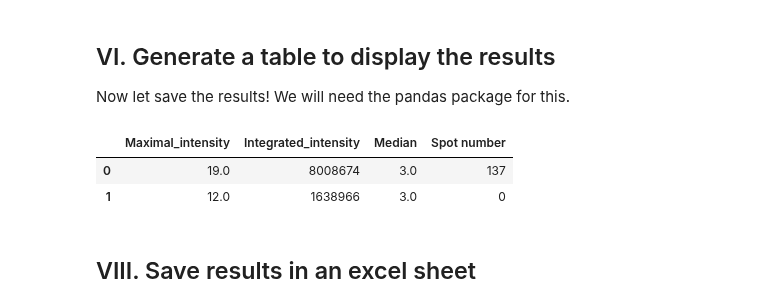
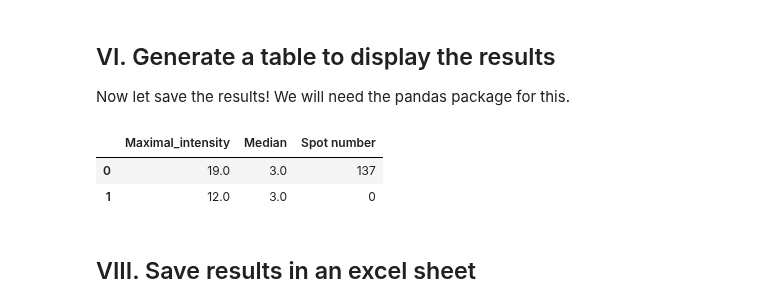
Before and after one commit to u-schulze/Python-course, a Jupyter notebook: Course-main.ipynb, the cells around one changed output. Saved outputs shown, nothing was run; the diff lists cells and outputs as text; code cells hidden in the pictures.

```diff
--- a/Course-main.ipynb
+++ b/Course-main.ipynb
@@ -496,6 +473,8 @@ print(props)
 
 print(props['label'])
 print(props['label'][0])
+
+list_max_int=props['max_intensity']
 # %% [output]
 {'max_intensity': array([19., 12.]), 'label': array([1, 3])}
 [1 3]
@@ -512,9 +491,9 @@ def median_intensity(regionmask, intensity_image):
 
 props = regionprops_table(watershed_ROIs_image, signal, extra_properties=(median_intensity,))
 
+list_median_int=props['median_intensity']
 
-
-print('The median intensity for each regions are: ',props['median_intensity'])
+print('The median intensity for each regions are: ',list_median_int)
 # %% [output]
 The median intensity for each regions are:  [3. 3.]
 # %% [markdown]
@@ -548,14 +526,15 @@ The number of dots in each regions are:  [137, 0]
 Now let save the results! We will need the pandas package for this.
 # %%
 import pandas as pd
-plc_data = pd.DataFrame(columns=['Maximal_intensity','Integrated_intensity', 'Median','Spot number'], dtype=object) # create a table
-data = {'Maximal_intensity':list_max_int,'Integrated_intensity': list_integrated_int, 'Median': list_median_int, 'Spot number':dots_number}
+
+plc_data = pd.DataFrame(columns=['Maximal_intensity', 'Median','Spot number'], dtype=object) # create a table
+data = {'Maximal_intensity':list_max_int, 'Median': list_median_int, 'Spot number':dots_number}
 plc_data = pd.DataFrame(data=data)
 plc_data
 # %% [output]
-|  | Maximal_intensity | Integrated_intensity | Median | Spot number |
-| 0 | 19.0 | 8008674 | 3.0 | 137 |
-| 1 | 12.0 | 1638966 | 3.0 | 0 |
+|  | Maximal_intensity | Median | Spot number |
+| 0 | 19.0 | 3.0 | 137 |
+| 1 | 12.0 | 3.0 | 0 |
 # %% [markdown]
 ## VIII. Save results in an excel sheet ##
 # %%
```
Also changed, not shown: parts of 8 cells of this notebook.
